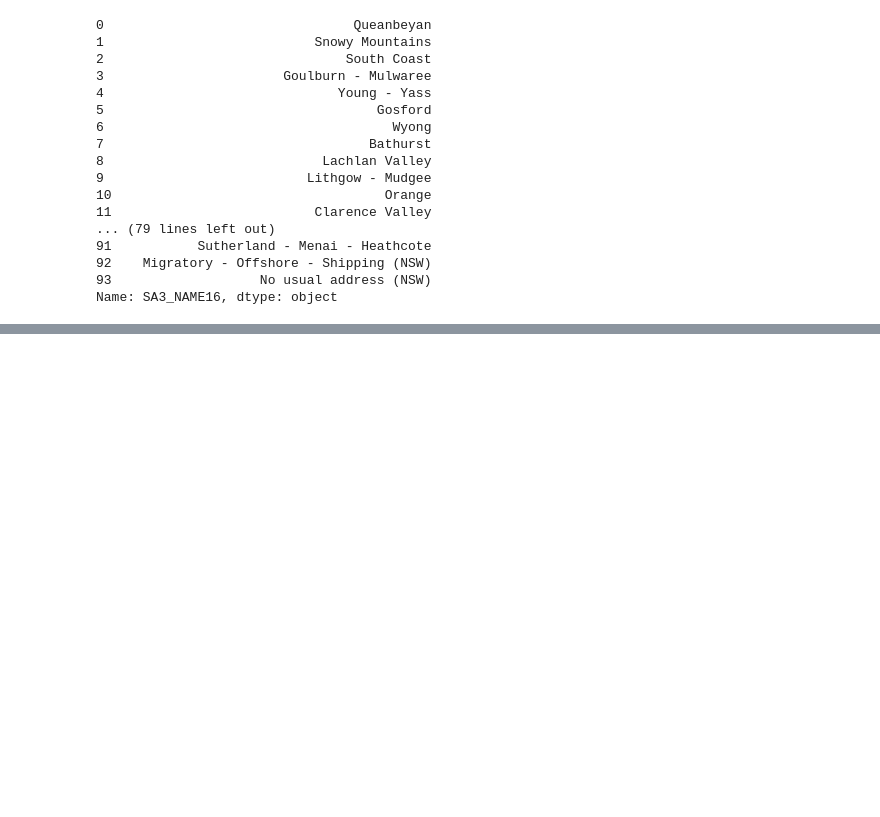
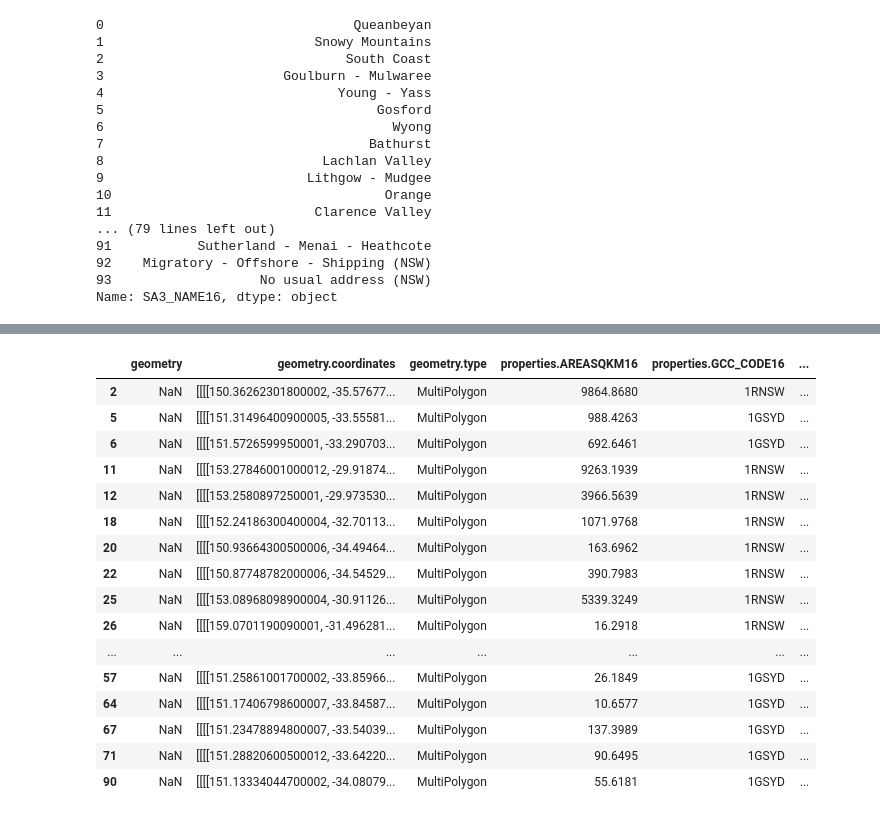
Before and after one commit to hiwenny/planyourcare, a Jupyter notebook: python/Sandbox.ipynb, the cells around one changed output, grey strips where cells are left out. Cells and saved outputs as stored; diff of their text form; code cells hidden in the pictures; blank space fills up the shorter version.

```diff
--- a/python/Sandbox.ipynb
+++ b/python/Sandbox.ipynb
@@ -151,0 +203,20 @@ with open('../src/data/nswFiltered.json', 'w') as the_file:
+# %%
+df3[df3['geometry.type'].str.contains('MultiPolygon', na=False)]
+# %% [output]
+|  | geometry | geometry.coordinates | geometry.type | properties.AREASQKM16 | properties.GCC_CODE16 | ... |
+| 2 | NaN | [[[[150.36262301800002, -35.57677... | MultiPolygon | 9864.8680 | 1RNSW | ... |
+| 5 | NaN | [[[[151.31496400900005, -33.55581... | MultiPolygon | 988.4263 | 1GSYD | ... |
+| 6 | NaN | [[[[151.5726599950001, -33.290703... | MultiPolygon | 692.6461 | 1GSYD | ... |
+| 11 | NaN | [[[[153.27846001000012, -29.91874... | MultiPolygon | 9263.1939 | 1RNSW | ... |
+| 12 | NaN | [[[[153.2580897250001, -29.973530... | MultiPolygon | 3966.5639 | 1RNSW | ... |
+| 18 | NaN | [[[[152.24186300400004, -32.70113... | MultiPolygon | 1071.9768 | 1RNSW | ... |
+| 20 | NaN | [[[[150.93664300500006, -34.49464... | MultiPolygon | 163.6962 | 1RNSW | ... |
+| 22 | NaN | [[[[150.87748782000006, -34.54529... | MultiPolygon | 390.7983 | 1RNSW | ... |
+| 25 | NaN | [[[[153.08968098900004, -30.91126... | MultiPolygon | 5339.3249 | 1RNSW | ... |
+| 26 | NaN | [[[[159.0701190090001, -31.496281... | MultiPolygon | 16.2918 | 1RNSW | ... |
+| ... | ... | ... | ... | ... | ... | ... |
+| 57 | NaN | [[[[151.25861001700002, -33.85966... | MultiPolygon | 26.1849 | 1GSYD | ... |
+| 64 | NaN | [[[[151.17406798600007, -33.84587... | MultiPolygon | 10.6577 | 1GSYD | ... |
+| 67 | NaN | [[[[151.23478894800007, -33.54039... | MultiPolygon | 137.3989 | 1GSYD | ... |
+| 71 | NaN | [[[[151.28820600500012, -33.64220... | MultiPolygon | 90.6495 | 1GSYD | ... |
+| 90 | NaN | [[[[151.13334044700002, -34.08079... | MultiPolygon | 55.6181 | 1GSYD | ... |
```
Also changed, not shown: parts of 6 cells of this notebook, 2 other files.
